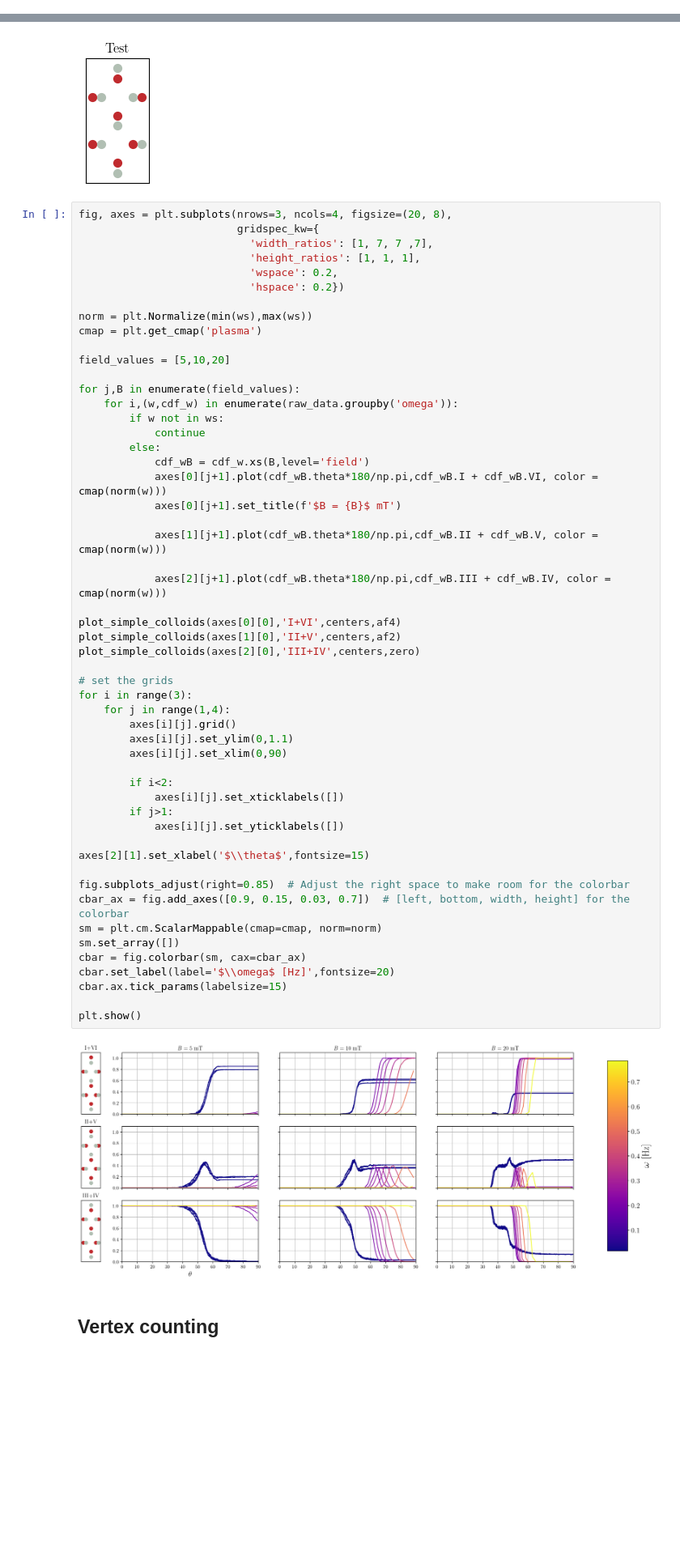
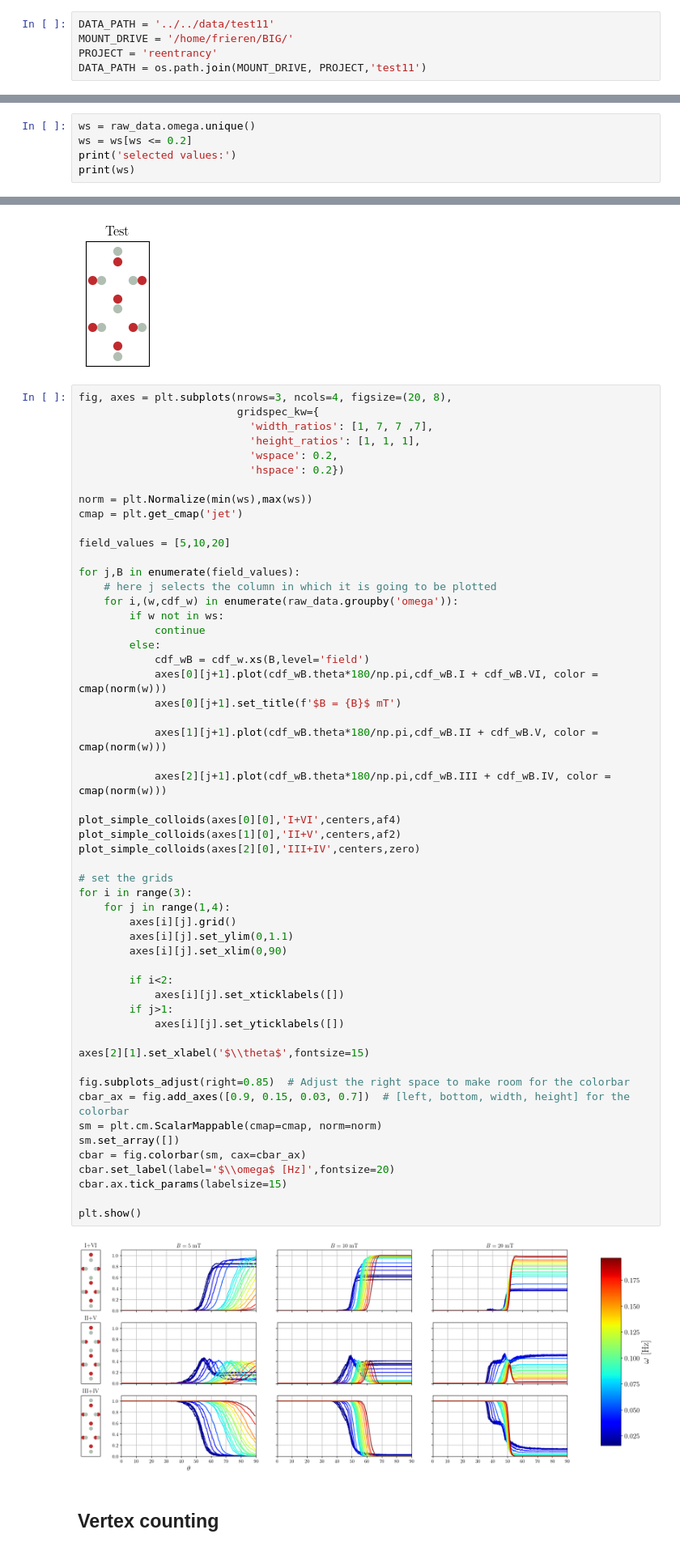
Before and after one commit to leogabac/reentrancy, a Jupyter notebook: src/notebooks/test11.ipynb, the cells around one changed output, grey strips where cells are left out. Shown at 81% size. Cells and saved outputs as stored; diff of their text form; blank space fills up the shorter version.

```diff
--- a/src/notebooks/test11.ipynb
+++ b/src/notebooks/test11.ipynb
@@ -38,3 +36,8 @@ DATA_PATH = '../../data/test11'
+# %%
+DATA_PATH = '../../data/test11'
+MOUNT_DRIVE = '/home/frieren/BIG/'
+PROJECT = 'reentrancy'
+DATA_PATH = os.path.join(MOUNT_DRIVE, PROJECT,'test11')
 # %% [markdown]
 ## Sanity check
 
@@ -88,0 +94,5 @@ ws = np.array([0.7854, 0.5236, 0.3927, 0.3142, 0.2618, 0.2244, 0.1963,
+# %%
+ws = raw_data.omega.unique()
+ws = ws[ws <= 0.2]
+print('selected values:')
+print(ws)
@@ -121,11 +135,12 @@ fig, axes = plt.subplots(nrows=3, ncols=4, figsize=(20, 8),
                            'hspace': 0.2})
 
 norm = plt.Normalize(min(ws),max(ws))
-cmap = plt.get_cmap('plasma')
+cmap = plt.get_cmap('jet')
 
 field_values = [5,10,20]
 
 for j,B in enumerate(field_values):
+    # here j selects the column in which it is going to be plotted
     for i,(w,cdf_w) in enumerate(raw_data.groupby('omega')):
         if w not in ws:
             continue
@@ -139,34 +154,34 @@ for j,B in enumerate(field_values):
             axes[2][j+1].plot(cdf_wB.theta*180/np.pi,cdf_wB.III + cdf_wB.IV, color = cmap(norm(w)))
 
 plot_simple_colloids(axes[0][0],'I+VI',centers,af4)
 plot_simple_colloids(axes[1][0],'II+V',centers,af2)
 plot_simple_colloids(axes[2][0],'III+IV',centers,zero)
 
 # set the grids
 for i in range(3):
     for j in range(1,4):
         axes[i][j].grid()
         axes[i][j].set_ylim(0,1.1)
         axes[i][j].set_xlim(0,90)
 
         if i<2:
             axes[i][j].set_xticklabels([])
         if j>1:
             axes[i][j].set_yticklabels([])
 
 axes[2][1].set_xlabel('$\\theta$',fontsize=15)
 
 fig.subplots_adjust(right=0.85)  # Adjust the right space to make room for the colorbar
 cbar_ax = fig.add_axes([0.9, 0.15, 0.03, 0.7])  # [left, bottom, width, height] for the colorbar
 sm = plt.cm.ScalarMappable(cmap=cmap, norm=norm)
 sm.set_array([])
 cbar = fig.colorbar(sm, cax=cbar_ax)
 cbar.set_label(label='$\\omega$ [Hz]',fontsize=20)
 cbar.ax.tick_params(labelsize=15)
 
 plt.show()
 # %% [output]
-[figure, old version]
+[figure, new version]
 # %% [markdown]
 
 ## Vertex counting
```
Also changed, not shown: parts of 18 cells of this notebook, 1 other file.
